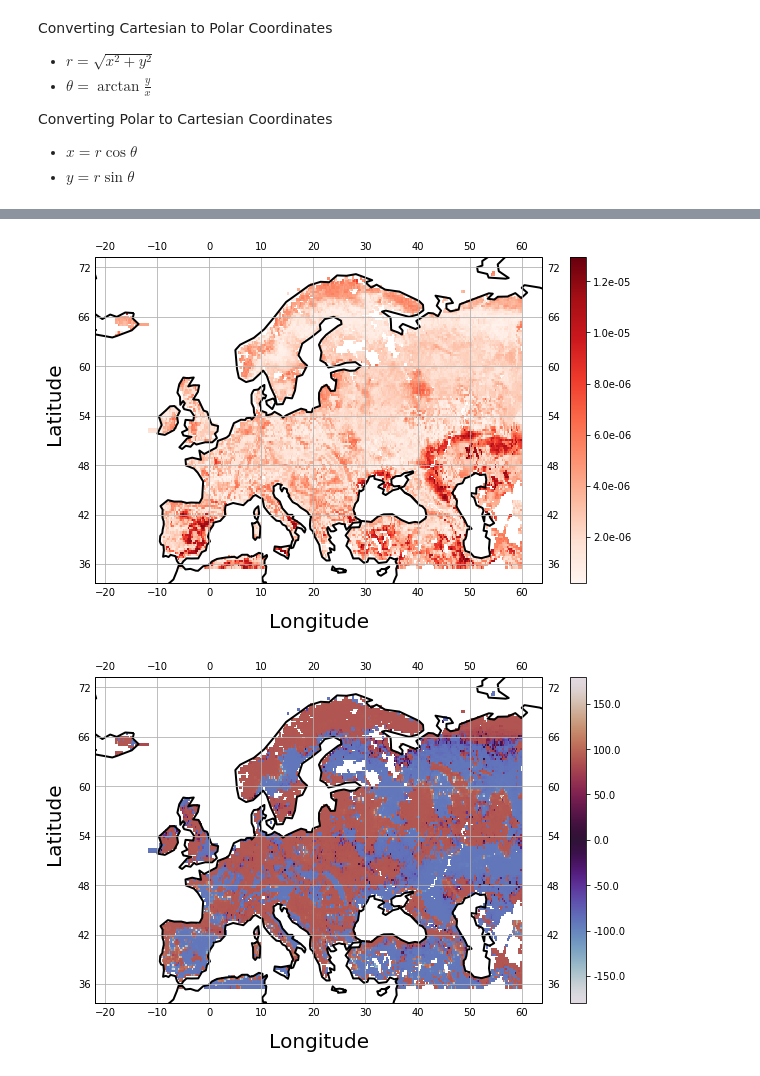
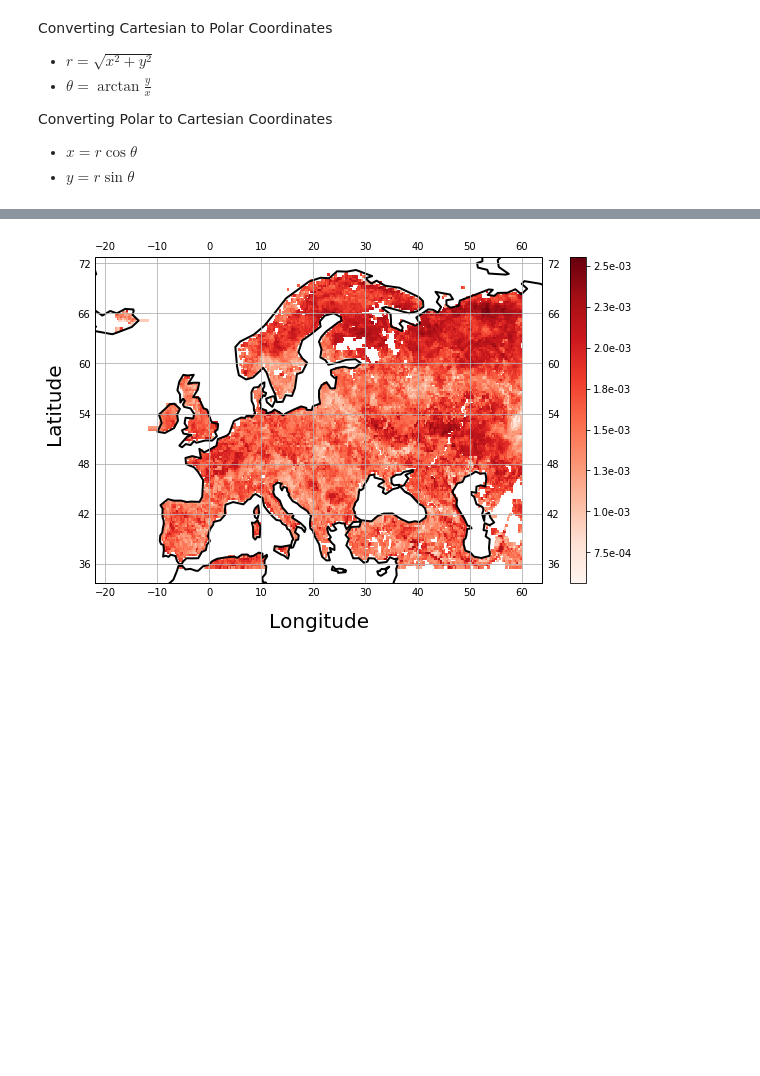
Before and after one commit to IPL-UV/sakame, a Jupyter notebook: notebooks/hsic_dependence/app_dependence_1_esdc_extraction.ipynb, the cells around one changed output, grey strips where cells are left out. Cells and saved outputs as stored; diff of their text form; code cells hidden in the pictures; blank space fills up the shorter version.

```diff
--- a/notebooks/hsic_dependence/app_dependence_1_esdc_extraction.ipynb
+++ b/notebooks/hsic_dependence/app_dependence_1_esdc_extraction.ipynb
@@ -59,7 +63,7 @@ variables = [
     'soil_moisture'
 ]
 
-year = '2011'
+year = '2010'
 start_time = year
 end_time = year
 subsection = 'europe'
@@ -574,7 +591,9 @@ Wall time: 1min 29s
 # %%
 %%time
 
-mod_sens['rhsic'] = np.sqrt(np.abs(derX['rhsic']).mean(axis=1)**2 + np.abs(derY['rhsic']).mean(axis=1)**2)
+mod_sens['rhsic'] = np.sqrt(np.abs(derX['rhsic']) + np.abs(derY['rhsic']))
 
-ang_sens['rhsic'] = (180 / np.pi) * np.arctan2( derY['rhsic'].mean(axis=1), derX['rhsic'].mean(axis=1))
+ang_sens['rhsic'] = (180 / np.pi) * np.arctan2(
+    np.abs(derY['rhsic']),
+    np.abs(derX['rhsic']))
 # %% [output]
@@ -622,7 +638,7 @@ plt.show()
 vis_df = pd.DataFrame({
     'lat': lat,
     'lon': lon,
-    'sens': mod_sens['rhsic']
+    'sens': mod_sens['rhsic'].mean(axis=1)
 })
 
 vis_xr = create_xarray(vis_df, variable='sens')
@@ -638,54 +654,53 @@ p = vis_xr['sens'].plot.pcolormesh(
 
 ax.set_title('')
 ax.coastlines(linewidth=2)
 ax.gridlines(draw_labels=True)
 ax.text(-0.07, 0.55, 'Latitude', va='bottom', ha='center',
         rotation='vertical', rotation_mode='anchor', fontsize=20,
         transform=ax.transAxes)
 ax.text(0.5, -0.15, 'Longitude', va='bottom', ha='center',
         rotation='horizontal', rotation_mode='anchor', fontsize=20,
         transform=ax.transAxes)
 save_plt_name = f'rhsic_mod_{year}'
 plt.savefig(figures_path + save_plt_name + '.png', transparent=True)
 plt.show()
 
 
 vis_df = pd.DataFrame({
     'lat': lat,
     'lon': lon,
-    'sens': ang_sens['rhsic'],
+    'sens': ang_sens['rhsic'].mean(axis=1),
 })
 
 # def create_xarray(xr_df, variable='gross_primary_productivity'):
 
 #     xr_df = xr_df.reset_index().pivot_table(index=['lat', 'lon'], values=variable)
 
 #     return xr_df.to_xarray()
 
-vis_xr = create_xarray(vis_df, variable='sens')
+# vis_xr = create_xarray(vis_df, variable='sens')
 
-fig = plt.figure(figsize=(10, 6))
-ax = fig.add_subplot(111, projection=ccrs.PlateCarree(), aspect='auto')
+# fig = plt.figure(figsize=(10, 6))
+# ax = fig.add_subplot(111, projection=ccrs.PlateCarree(), aspect='auto')
 
-p = vis_xr['sens'].plot.pcolormesh(
-    ax=ax, transform=ccrs.PlateCarree(),
-    cmap='twilight', robust=False,
-    cbar_kwargs={'label': '',
-                 'format': '%.1f'}
-)
+# p = vis_xr['sens'].plot.pcolormesh(
+#     ax=ax, transform=ccrs.PlateCarree(),
+#     cmap='Reds', robust=False,
+#     cbar_kwargs={'label': '',
+#                  'format': '%.1f'}
+# )
 
-ax.set_title('')
-ax.coastlines(linewidth=2)
-ax.gridlines(draw_labels=True)
-ax.text(-0.07, 0.55, 'Latitude', va='bottom', ha='center',
-        rotation='vertical', rotation_mode='anchor', fontsize=20,
-        transform=ax.transAxes)
-ax.text(0.5, -0.15, 'Longitude', va='bottom', ha='center',
-        rotation='horizontal', rotation_mode='anchor', fontsize=20,
-        transform=ax.transAxes)
-save_plt_name = f'rhsic_angle_{year}'
-plt.savefig(figures_path + save_plt_name + '.png', transparent=True)
-plt.show()
+# ax.set_title('')
+# ax.coastlines(linewidth=2)
+# ax.gridlines(draw_labels=True)
+# ax.text(-0.07, 0.55, 'Latitude', va='bottom', ha='center',
+#         rotation='vertical', rotation_mode='anchor', fontsize=20,
+#         transform=ax.transAxes)
+# ax.text(0.5, -0.15, 'Longitude', va='bottom', ha='center',
+#         rotation='horizontal', rotation_mode='anchor', fontsize=20,
+#         transform=ax.transAxes)
+# save_plt_name = f'rhsic_angle_{year}'
+# plt.savefig(figures_path + save_plt_name + '.png', transparent=True)
+# plt.show()
 # %% [output]
-[figure, old version]
+[figure, new version]
-[figure, removed]
```
Also changed, not shown: parts of 48 cells of this notebook, 20 other files.
